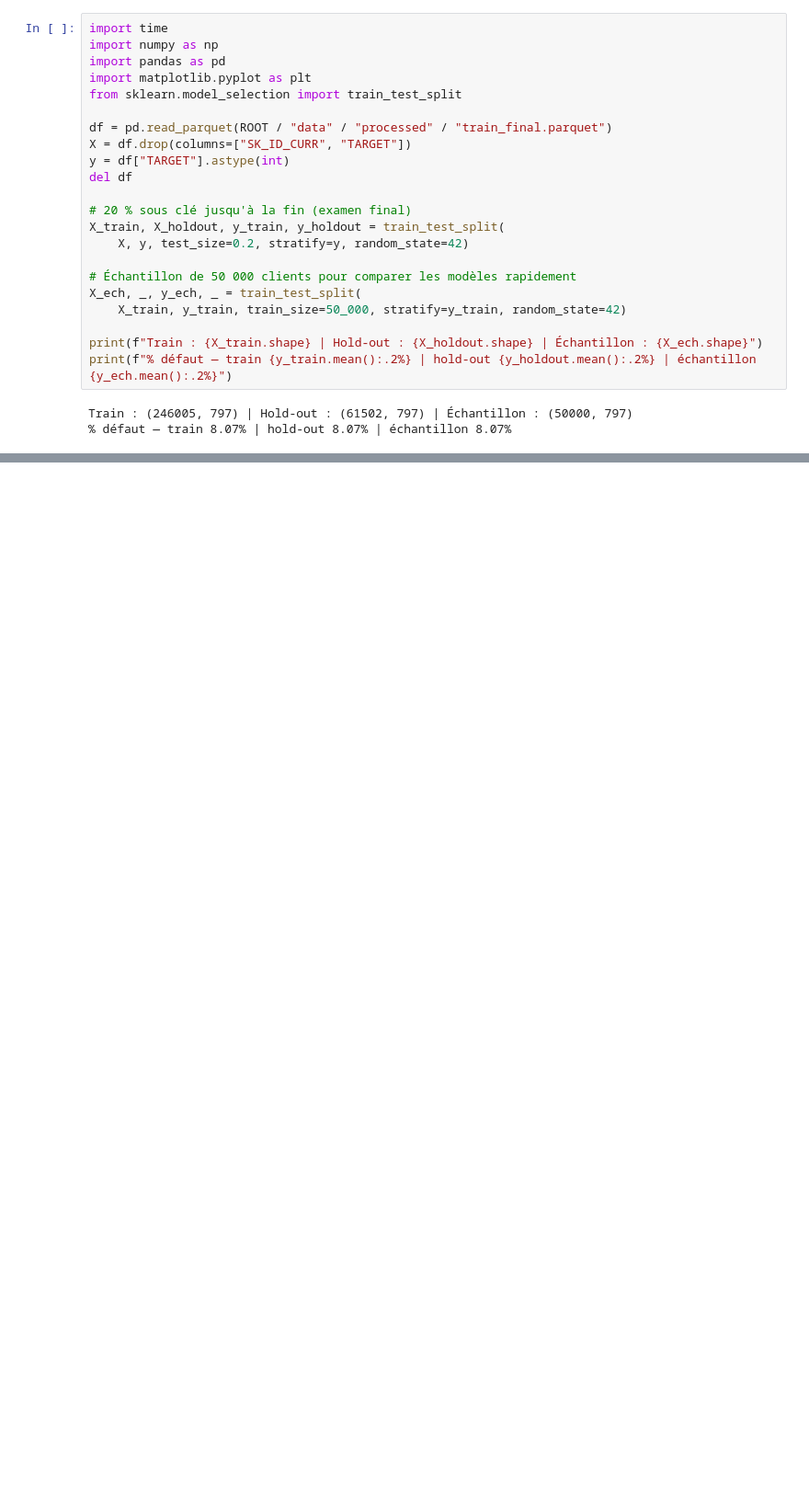
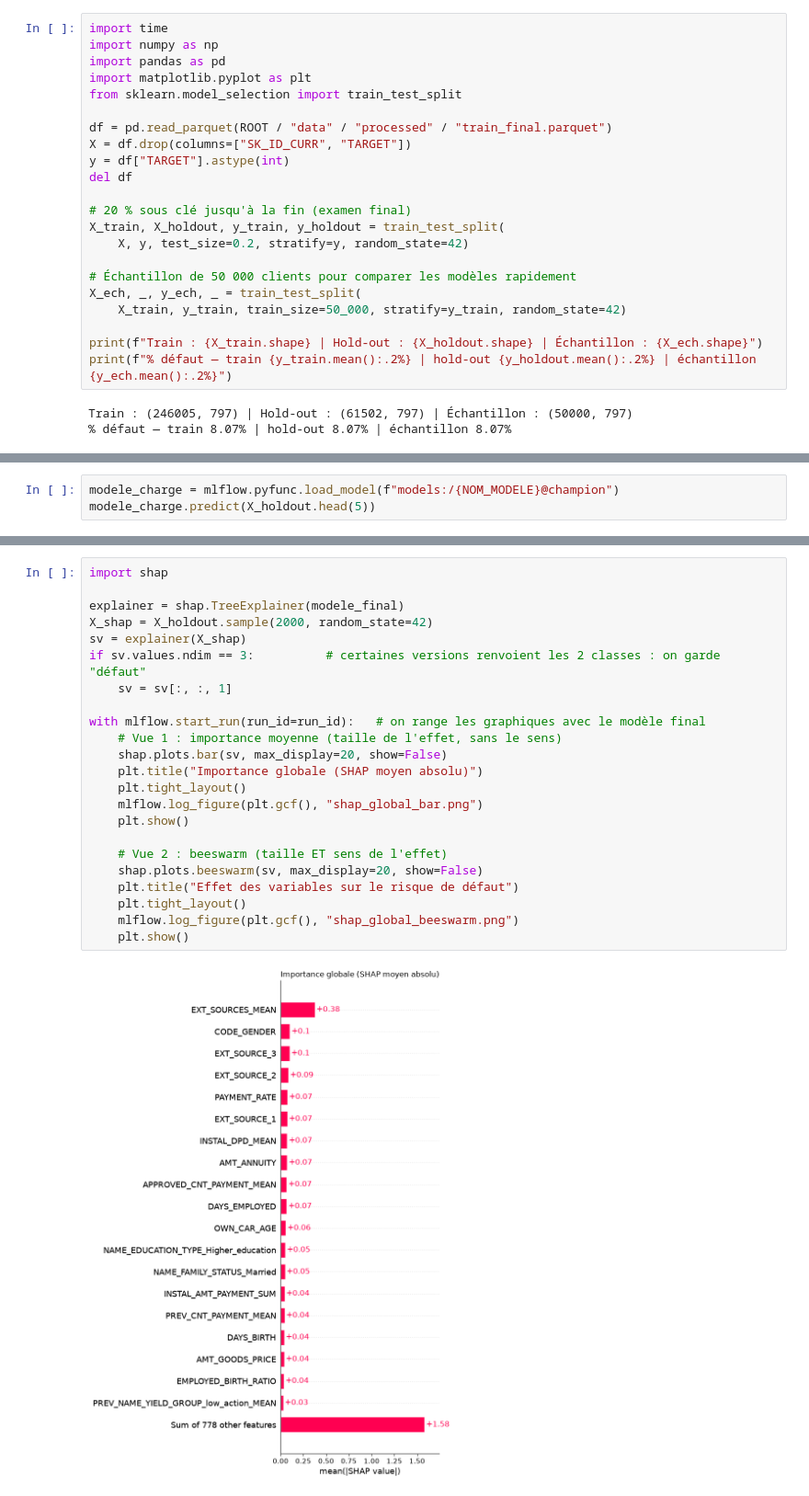
Before and after one commit to thebert117/pret-a-depenser, a Jupyter notebook: notebooks/03_modelisations.ipynb, the cells around one changed output, grey strips where cells are left out. Shown at 92% size. Saved outputs shown, nothing was run; the diff lists cells and outputs as text; blank space fills up the shorter version.

Commit message:
docs(notebooks): versions complètes des notebooks de préparation et de modélisation

```diff
--- a/notebooks/03_modelisations.ipynb
+++ b/notebooks/03_modelisations.ipynb
@@ -51,0 +464,3 @@ Train : (246005, 797) | Hold-out : (61502, 797) | Échantillon : (50000, 797)
+# %%
+modele_charge = mlflow.pyfunc.load_model(f"models:/{NOM_MODELE}@champion")
+modele_charge.predict(X_holdout.head(5))
@@ -51,0 +506,25 @@ Train : (246005, 797) | Hold-out : (61502, 797) | Échantillon : (50000, 797)
+# %%
+import shap
+
+explainer = shap.TreeExplainer(modele_final)
+X_shap = X_holdout.sample(2000, random_state=42)
+sv = explainer(X_shap)
+if sv.values.ndim == 3:          # certaines versions renvoient les 2 classes : on garde "défaut"
+    sv = sv[:, :, 1]
+
+with mlflow.start_run(run_id=run_id):   # on range les graphiques avec le modèle final
+    # Vue 1 : importance moyenne (taille de l'effet, sans le sens)
+    shap.plots.bar(sv, max_display=20, show=False)
+    plt.title("Importance globale (SHAP moyen absolu)")
+    plt.tight_layout()
+    mlflow.log_figure(plt.gcf(), "shap_global_bar.png")
+    plt.show()
+
+    # Vue 2 : beeswarm (taille ET sens de l'effet)
+    shap.plots.beeswarm(sv, max_display=20, show=False)
+    plt.title("Effet des variables sur le risque de défaut")
+    plt.tight_layout()
+    mlflow.log_figure(plt.gcf(), "shap_global_beeswarm.png")
+    plt.show()
+# %% [output]
+[figure, added]
```
Also changed, not shown: parts of 41 cells of this notebook, 1 other file.
